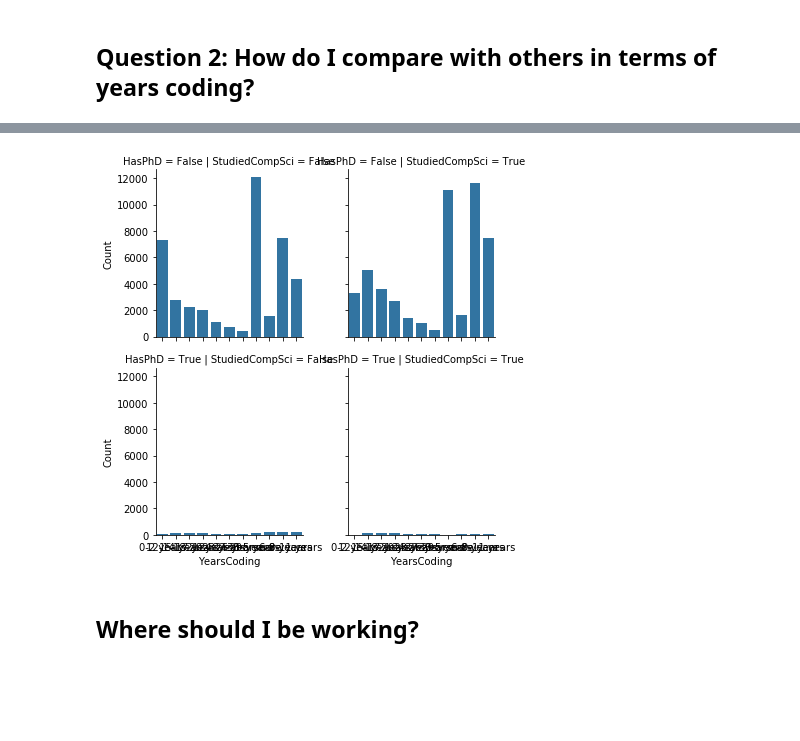
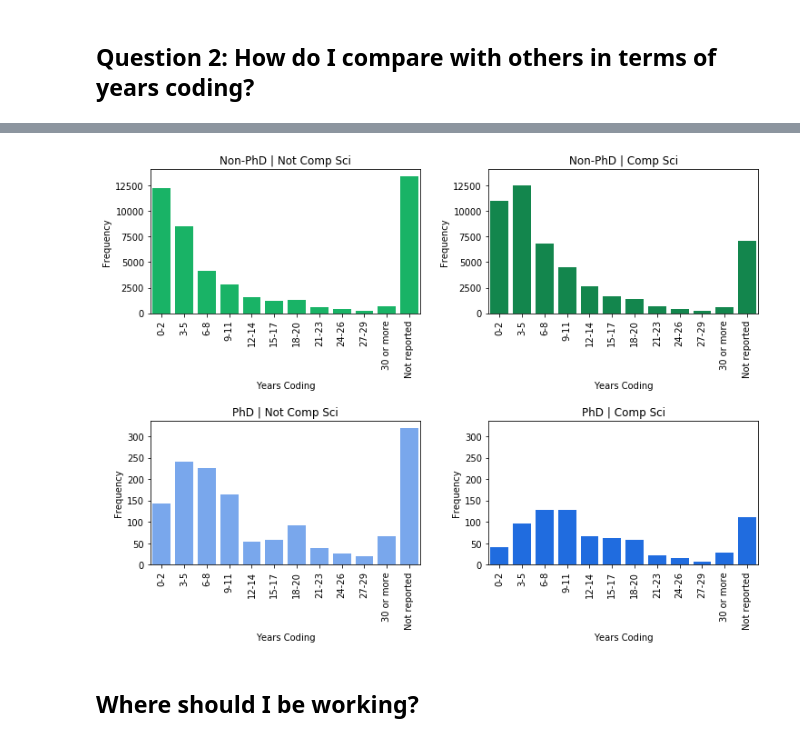
Before and after one commit to joshtice/stackoverflow2018, a Jupyter notebook: joshtice_stackoverflow_2018.ipynb, the cells around one changed output, grey strips where cells are left out. Cells and saved outputs as stored; diff of their text form; code cells hidden in the pictures; blank space fills up the shorter version.

```diff
--- a/joshtice_stackoverflow_2018.ipynb
+++ b/joshtice_stackoverflow_2018.ipynb
@@ -282,8 +259,60 @@ coding_df
-# %%
-g = sns.FacetGrid(data=coding_df, row='HasPhD', col='StudiedCompSci')
-g = g.map(sns.barplot, 'YearsCoding', 'Count')
-# %% [output]
-[figure, removed]
+# %%
+prof_years_coding_df = df.YearsCodingProf.str.replace(' years', '').replace(np.nan, 'Not reported')
+
+prof_coding_index = [
+        '0-2',
+        '3-5',
+        '6-8',
+        '9-11',
+        '12-14',
+        '15-17',
+        '18-20',
+        '21-23',
+        '24-26',
+        '27-29',
+        '30 or more',
+        'Not reported',
+]
+
+
+plt.figure(figsize=(12, 8))
+plt.subplots_adjust(wspace=0.25, hspace=0.75)
+
+plt.subplot(221)
+ax1 = plot_cat_feature_dist(
+          prof_years_coding_df[~is_compsci & ~is_phd],
+          sorted_index=prof_coding_index,
+          title='Non-PhD | Not Comp Sci',
+          xlabel='Years Coding',
+          color='#00cc66')
+
+plt.subplot(222, sharey=ax1)
+ax2 = plot_cat_feature_dist(
+          prof_years_coding_df[is_compsci & ~is_phd],
+          sorted_index=prof_coding_index,
+          title='Non-PhD | Comp Sci',
+          xlabel='Years Coding',
+          color='#00994d')
+
+plt.subplot(223)
+ax3 = plot_cat_feature_dist(
+          prof_years_coding_df[~is_compsci & is_phd],
+          sorted_index=prof_coding_index,
+          title='PhD | Not Comp Sci',
+          xlabel='Years Coding',
+          color='#66a3ff')
+
+plt.subplot(224, sharey=ax3)
+ax4 = plot_cat_feature_dist(
+          prof_years_coding_df[is_compsci & is_phd],
+          sorted_index=prof_coding_index,
+          title='PhD | Comp Sci',
+          xlabel='Years Coding',
+          color='#0066ff')
+
+plt.show()
+# %% [output]
+[figure, added]
 # %% [markdown]
 ## Where should I be working?
 # %%
```
Also changed, not shown: parts of 36 cells of this notebook.
